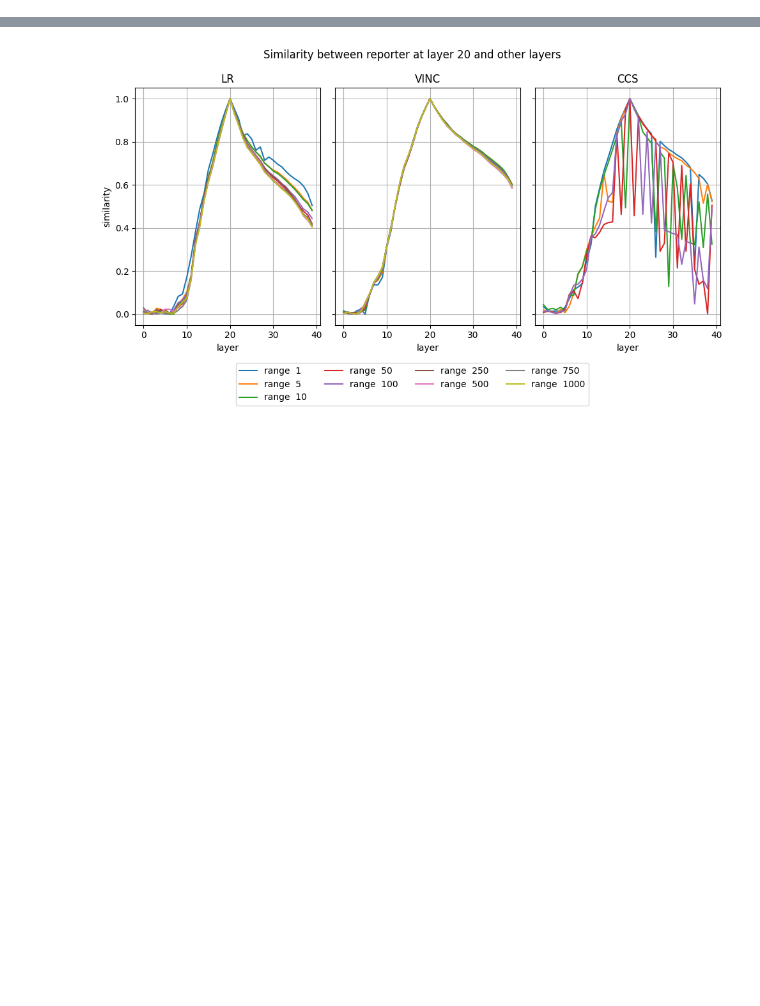
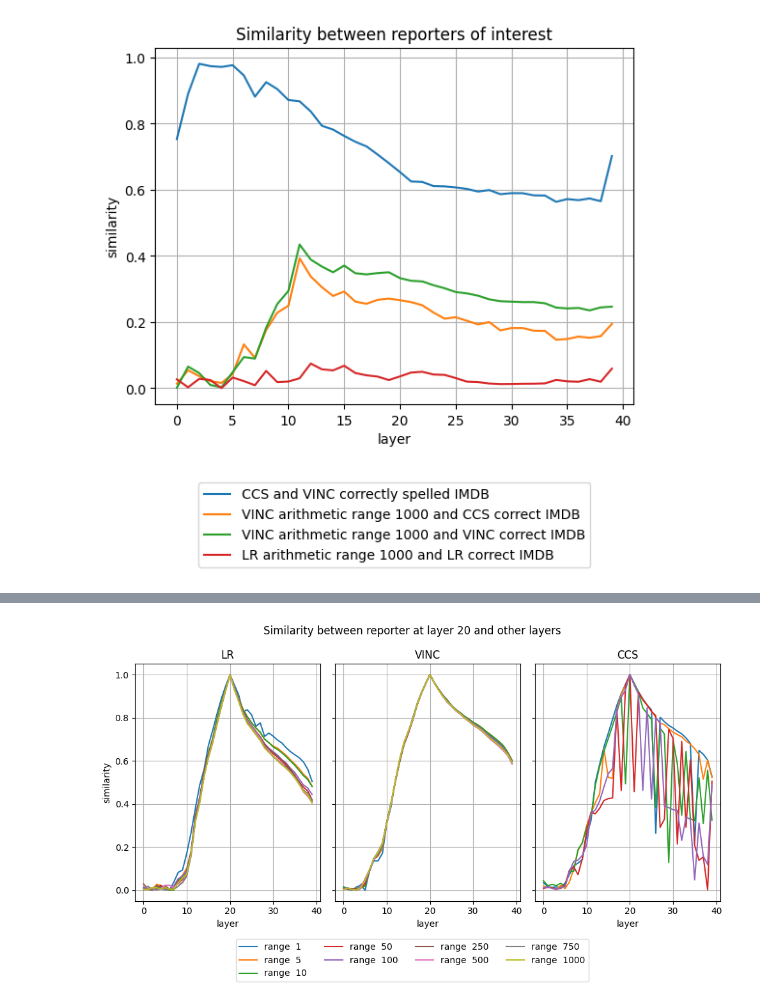
Before and after one commit to EleutherAI/elk, a Jupyter notebook: elk/results/arith_test_similarity.ipynb, the cells around one changed output, grey strips where cells are left out. Drawn from its saved outputs; the diff is of its cells as text; code cells hidden in the pictures; blank space fills up the shorter version.

```diff
--- a/elk/results/arith_test_similarity.ipynb
+++ b/elk/results/arith_test_similarity.ipynb
@@ -64,6 +64,16 @@ for d in d_array:
     vinc_path = f'/home/waree/elk-reporters/test-huggyllama/llama-13b/sethapun/arithmetic_2as_1to{d}/vinc/reporters'
 
     get_norm_weights(data, dataset, ccs_path, vinc_path, lr_path)
+# %%
+for d in [0,10,30,50]:
+
+    dataset = f"imdb_misspelled_{d}"
+
+    lr_path = f'/home/waree/elk-reporters/test-huggyllama/llama-13b/sethapun/imdb_misspelled_{d}/ccs/lr_models'
+    ccs_path = f'/home/waree/elk-reporters/test-huggyllama/llama-13b/sethapun/imdb_misspelled_{d}/ccs/reporters'
+    vinc_path = f'/home/waree/elk-reporters/test-huggyllama/llama-13b/sethapun/imdb_misspelled_{d}/vinc/reporters'
+
+    get_norm_weights(data, dataset, ccs_path, vinc_path, lr_path)
 # %%
 sim = {}
 
@@ -79,3 +89,36 @@ for d in d_array:
     sim[(dataset, f'lr-1-{d}')] = similarity(data[('arith1000','lr')], data[(dataset,'lr')])
     sim[(dataset, f'lr-{d}-layer20')] = similarity_single_layer(data[(dataset,'lr')],20,data[(dataset,'lr')])
     sim[(dataset, f'ccs-{d}-layer20')] = similarity_single_layer(data[(dataset,'ccs')],20,data[(dataset,'ccs')])
+# %%
+for d in [0,10,30,50]:
+
+    dataset = f"imdb_misspelled_{d}"
+    sim[(dataset, 'lr-vinc')] = similarity(data[(dataset,'lr')], data[(dataset,'vinc')])
+    sim[(dataset, 'lr-ccs')] = similarity(data[(dataset,'lr')], data[(dataset,'ccs')])
+    sim[(dataset, 'ccs-vinc')] = similarity(data[(dataset,'ccs')], data[(dataset,'vinc')])
+    sim[(dataset, f'lr-0-{d}')] = similarity(data[("imdb_misspelled_0",'lr')], data[(dataset,'lr')])
+    sim[(dataset, f'ccs-0-{d}')] = similarity(data[('imdb_misspelled_0','ccs')], data[(dataset,'ccs')])
+    sim[(dataset, f'vinc-0-{d}')] = similarity(data[('imdb_misspelled_0','vinc')], data[(dataset,'vinc')])
+    sim[(dataset, f'vinc-{d}-layer20')] = similarity_single_layer(data[(dataset,'vinc')],20,data[(dataset,'vinc')])
+    sim[(dataset, f'ccs-{d}-layer20')] = similarity_single_layer(data[(dataset,'ccs')],20,data[(dataset,'ccs')])
+    sim[(dataset, f'lr-{d}-layer20')] = similarity_single_layer(data[(dataset,'lr')],20,data[(dataset,'lr')])
+# %%
+sim[('between','vinc-ccs')] = similarity(data[('arith1000','vinc')], data[('imdb_misspelled_0','ccs')])
+sim[('between','vinc-vinc')] = similarity(data[('arith1000','vinc')], data[('imdb_misspelled_0','vinc')])
+sim[('between','lr-lr')] = similarity(data[('arith1000','lr')], data[('imdb_misspelled_0','lr')])
+# %%
+fig, ax = plt.subplots()
+ax.set_title(fr"Similarity between reporters of interest")
+ax.set_xlabel("layer")
+ax.set_ylabel("similarity")
+ax.grid(True)
+
+ax.plot(layers_arr, np.absolute(sim[('imdb_misspelled_0', 'ccs-vinc')]), label="CCS and VINC correctly spelled IMDB")
+ax.plot(layers_arr, np.absolute(sim[('between','vinc-ccs')]), label="VINC arithmetic range 1000 and CCS correct IMDB")
+ax.plot(layers_arr, np.absolute(sim[('between','vinc-vinc')]), label="VINC arithmetic range 1000 and VINC correct IMDB")
+ax.plot(layers_arr, np.absolute(sim[('between','lr-lr')]), label="LR arithmetic range 1000 and LR correct IMDB")
+
+ax.legend(bbox_to_anchor=(0.5, -0.2), loc='upper center')
+plt.show()
+# %% [output]
+[figure, added]
```
Also changed, not shown: parts of 1 cell of this notebook.
